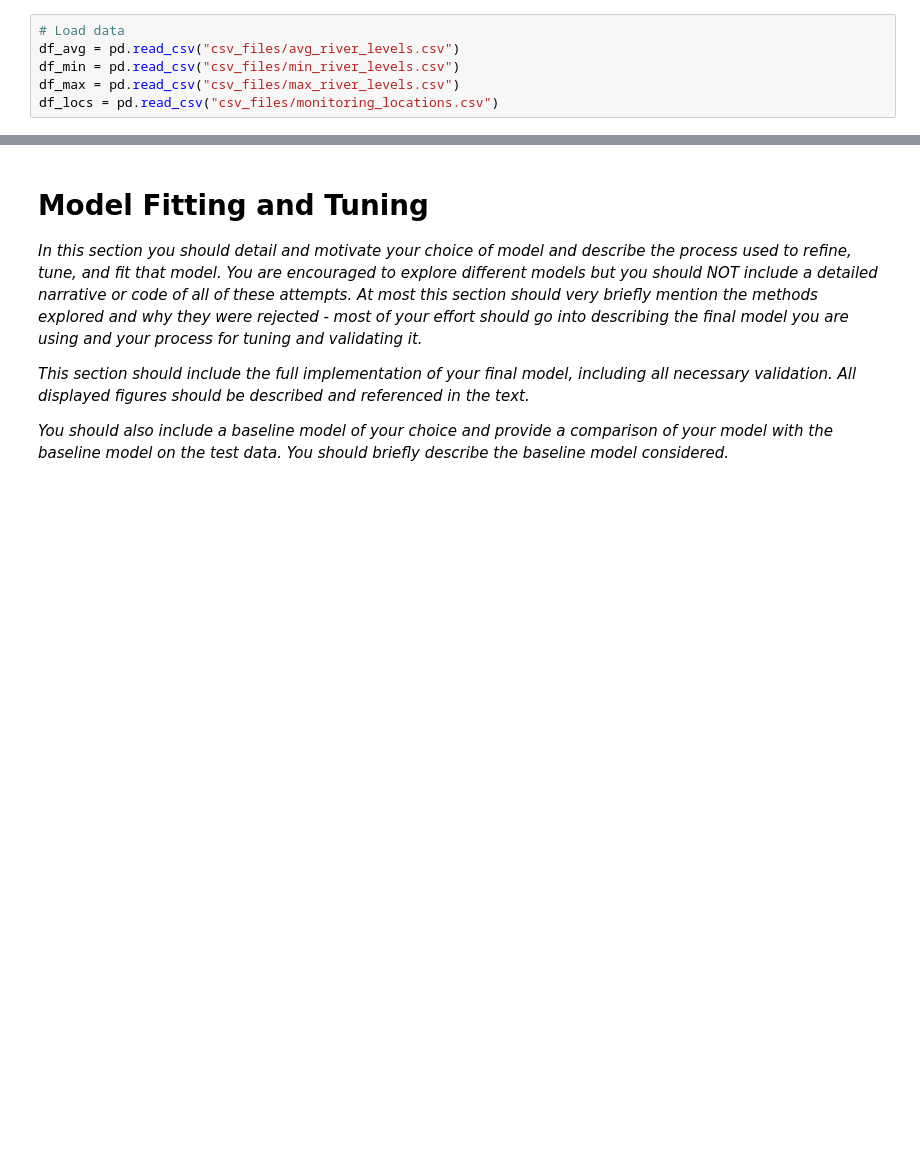
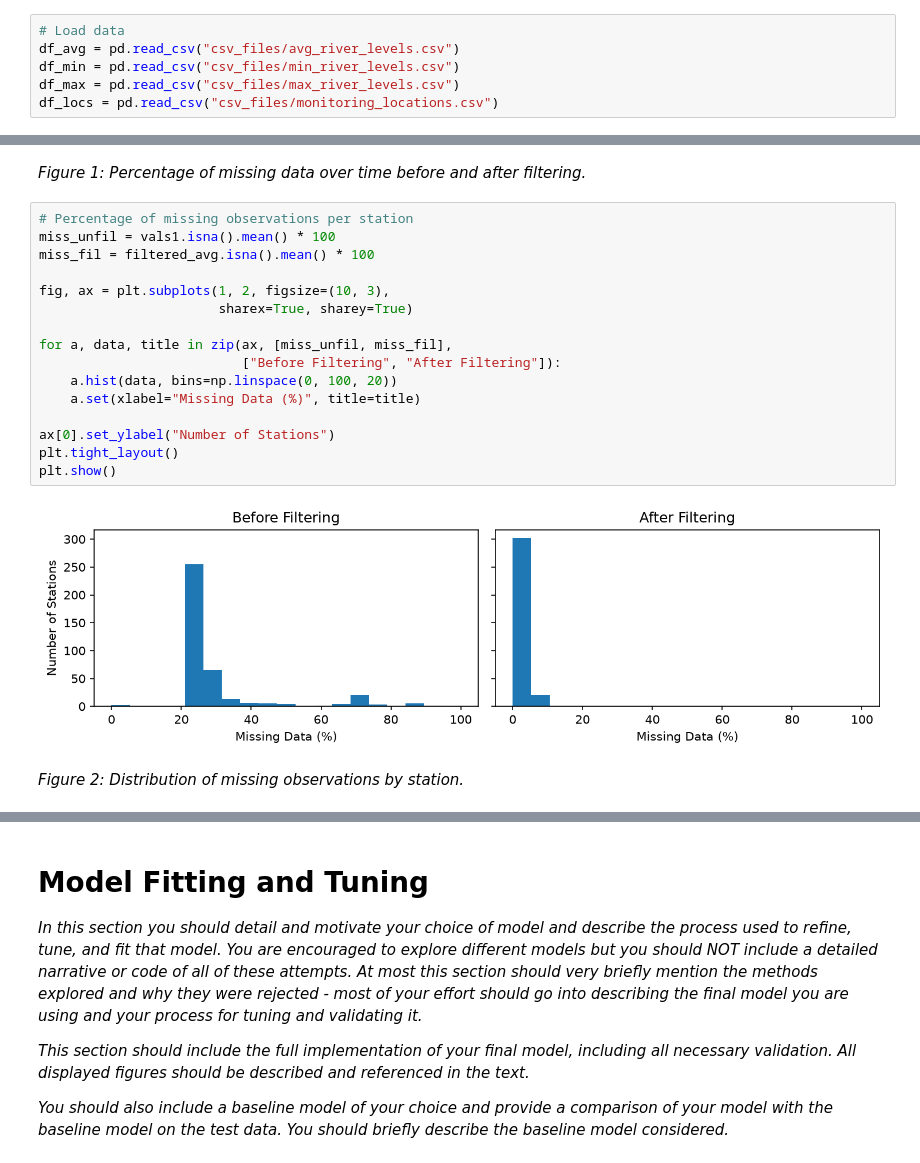
Before and after one commit to Emma-Deyell/MLP-PROJ, a Jupyter notebook: project.ipynb, the cells around one changed output, grey strips where cells are left out. Drawn from its saved outputs; the diff is of its cells as text; blank space fills up the shorter version.

```diff
--- a/project.ipynb
+++ b/project.ipynb
@@ -37,0 +100,22 @@ Before applying these methods, exploratory data analysis and preprocessing are u
+# %% [markdown]
+*Figure 1: Percentage of missing data over time before and after filtering.*
+# %%
+# Percentage of missing observations per station
+miss_unfil = vals1.isna().mean() * 100
+miss_fil = filtered_avg.isna().mean() * 100
+
+fig, ax = plt.subplots(1, 2, figsize=(10, 3),
+                       sharex=True, sharey=True)
+
+for a, data, title in zip(ax, [miss_unfil, miss_fil],
+                          ["Before Filtering", "After Filtering"]):
+    a.hist(data, bins=np.linspace(0, 100, 20))
+    a.set(xlabel="Missing Data (%)", title=title)
+
+ax[0].set_ylabel("Number of Stations")
+plt.tight_layout()
+plt.show()
+# %% [output]
+[figure, added]
+# %% [markdown]
+*Figure 2: Distribution of missing observations by station.*
```
Also changed, not shown: parts of 31 cells of this notebook, 13 other files.
